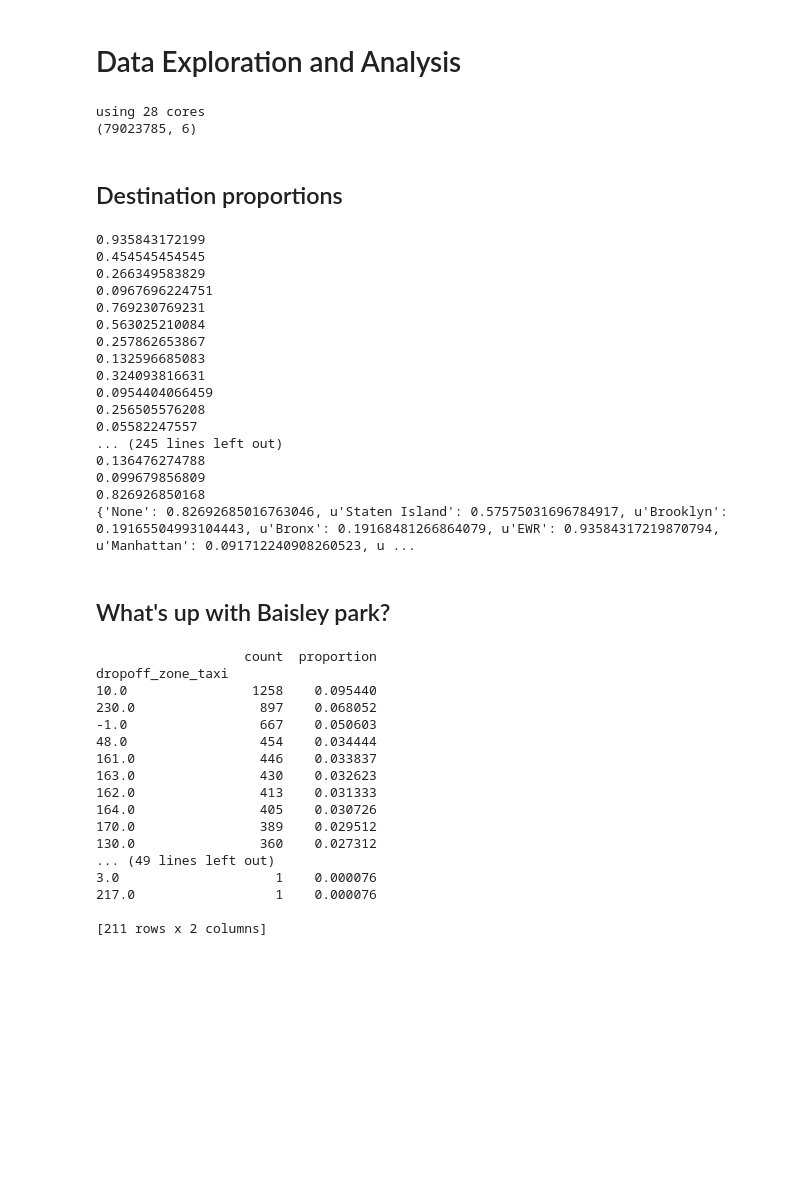
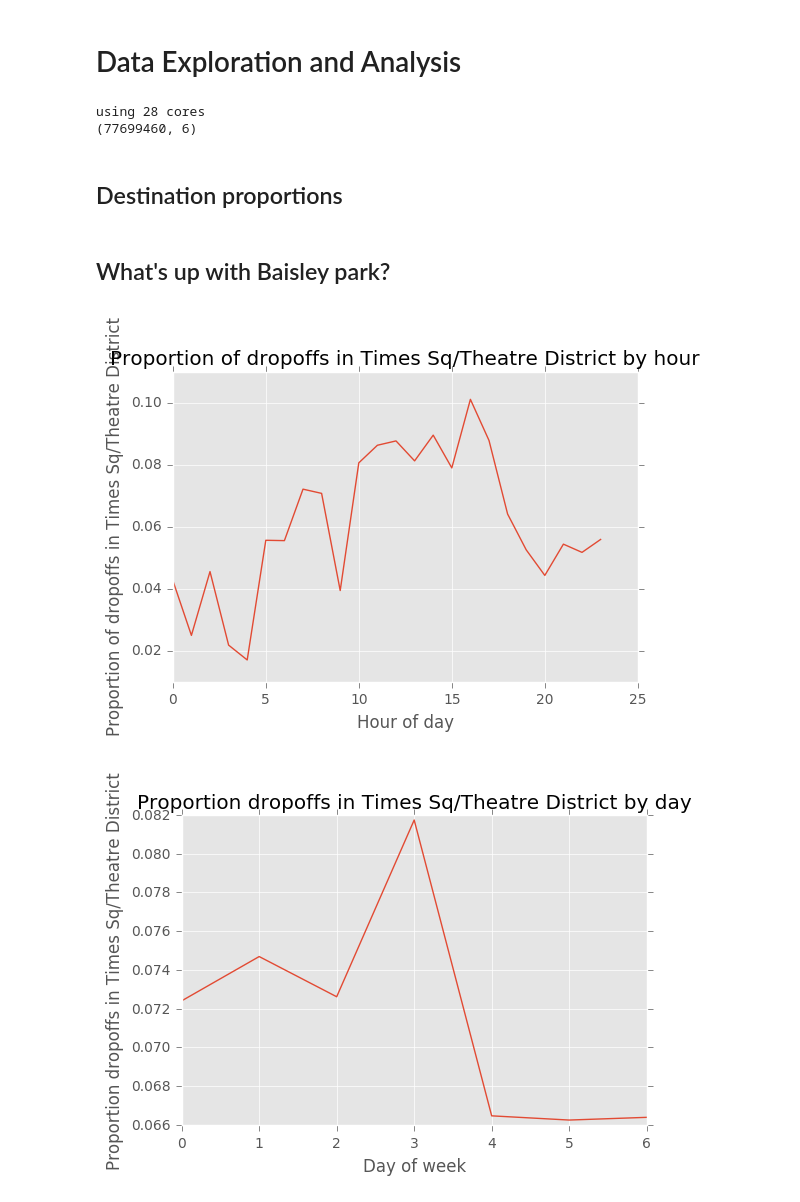
Before and after one commit to dorothychen/nycmoves, a Jupyter notebook: Data exploration.ipynb, the cells around one changed output. Cells and saved outputs as stored; diff of their text form; code cells hidden in the pictures; blank space fills up the shorter version.

```diff
--- a/Data exploration.ipynb
+++ b/Data exploration.ipynb
@@ -11,23 +11,33 @@ from globes import taxi_dir, days_dir
 from multiprocessing import Pool, Process, cpu_count
 
 ## get X, y in numpy arrays from relevant data
-FEATURE_COLS = ['pickup_day', 'pickup_hour', 'pickup_zone_taxi', 'dropoff_zone_taxi', 'pickup_borough', 'dropoff_borough']
+FEATURE_COLS = [
+                'pickup_day',
+                'pickup_hour',
+                'pickup_zone_taxi',
+                'dropoff_zone_taxi',
+                'pickup_borough',
+                'dropoff_borough'
+               ]
 
 """ get feature and label rows from filename
 """
 def get_df(filename):
-#     print filename
     df = pd.read_csv(filename, parse_dates=['pickup_datetime', 'dropoff_datetime'])
 
+    # get rid of zones that don't actually really exist
+    df = df.loc[df['pickup_zone_taxi'] != -1]
+    df = df.loc[df['dropoff_zone_taxi'] != -1]
     df = df.dropna()
-    df['pickup_zone_taxi'] = df['pickup_zone_taxi'].apply(str)
-    df['dropoff_zone_taxi'] = df['dropoff_zone_taxi'].apply(str)
+
+    df['pickup_zone_taxi'] = df['pickup_zone_taxi'].apply(int)
+    df['dropoff_zone_taxi'] = df['dropoff_zone_taxi'].apply(int)
 
     df["pickup_day"] = df['pickup_datetime'].apply(lambda t: t.weekday())
     df["pickup_hour"] = df['pickup_datetime'].apply(lambda t: t.hour)
 
     df = df[FEATURE_COLS]
-    return df.fillna(0)
+    return df
 
 """ get X, y in numpy arrays from relevant data
 """
@@ -51,7 +61,7 @@ def getData():
 df = getData()
 # %% [output]
 using 28 cores
-(79023785, 6)
+(77699460, 6)
 # %%
 ## GET ZONE => NAME and ZONE => BOROUGH json
 import json
@@ -74,7 +84,7 @@ def getDestCounts(df):
         total_dropoffs = float(count_df["count"].sum())
         count_df["proportion"] = count_df["count"].apply(lambda x: x/total_dropoffs)
 
-        dest_dfs[int(float(pickup_zone))] = count_df
+        dest_dfs[pickup_zone] = count_df
 
     return dest_dfs
 
@@ -99,24 +109,3 @@ def boroughDestCounts(df):
         avg = sum(boroughCounts[borough]) / float(len(boroughCounts[borough]))
         boroughAvgs[borough] = avg
     return boroughAvgs
-
-boroughAvgs = boroughDestCounts(df)
-print boroughAvgs
-# %% [output]
-0.935843172199
-0.454545454545
-0.266349583829
-0.0967696224751
-0.769230769231
-0.563025210084
-0.257862653867
-0.132596685083
-0.324093816631
-0.0954404066459
-0.256505576208
-0.05582247557
-... (245 lines left out)
-0.136476274788
-0.099679856809
-0.826926850168
-{'None': 0.82692685016763046, u'Staten Island': 0.57575031696784917, u'Brooklyn': 0.19165504993104443, u'Bronx': 0.19168481266864079, u'EWR': 0.93584317219870794, u'Manhattan': 0.091712240908260523, u ...
@@ -123,28 +115,2 @@ print boroughAvgs
 # %% [markdown]
 ## What's up with Baisley park?
-# %%
-## Baisley park's taxi zone id is 10
-def BaisleyPark():
-    ID = 10
-    dest_counts = getDestCounts(df)
-    print dest_counts[10]
-
-BaisleyPark()
-# %% [output]
-                   count  proportion
-dropoff_zone_taxi
-10.0                1258    0.095440
-230.0                897    0.068052
--1.0                 667    0.050603
-48.0                 454    0.034444
-161.0                446    0.033837
-163.0                430    0.032623
-162.0                413    0.031333
-164.0                405    0.030726
-170.0                389    0.029512
-130.0                360    0.027312
-... (49 lines left out)
-3.0                    1    0.000076
-217.0                  1    0.000076
-
-[211 rows x 2 columns]
@@ -150,0 +172,6 @@ dropoff_zone_taxi
+# %%
+plotHours(BAISLEY, TIMESSQ)
+plotDays(BAISLEY, TIMESSQ)
+# %% [output]
+[figure, added]
+[figure, added]
```
Also changed, not shown: parts of 4 cells of this notebook, 12 other files.
